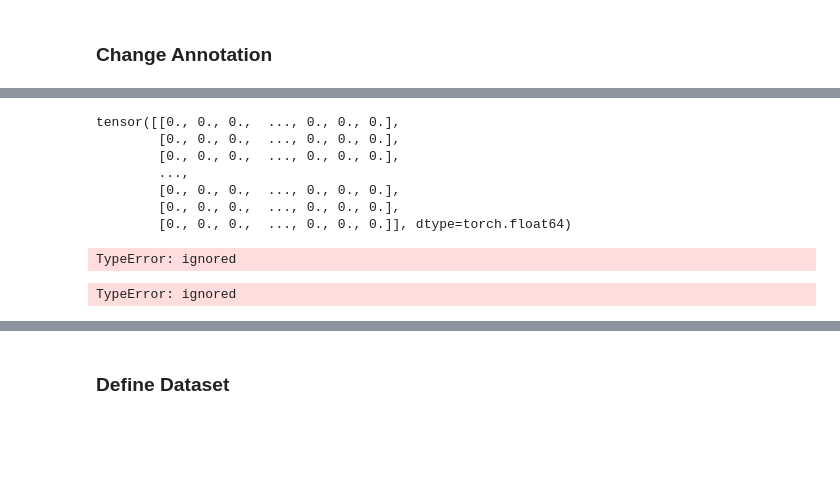
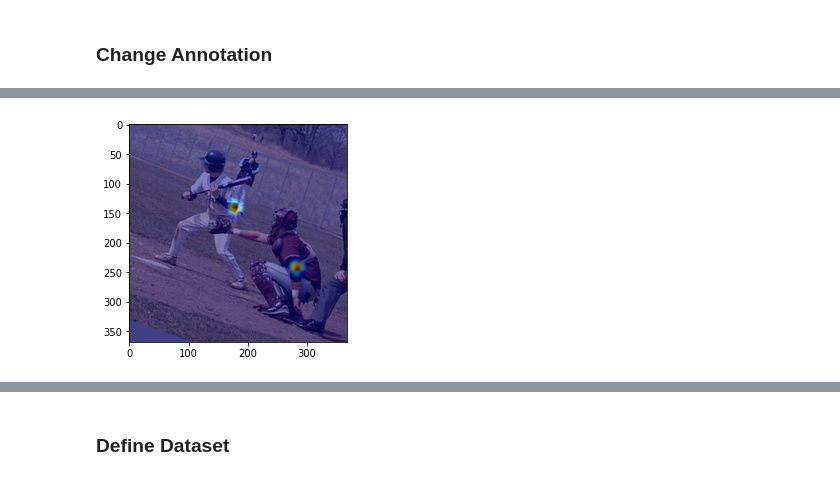
Before and after one commit to jhlee508/pytorch-advanced, a Jupyter notebook: chapter4_pose_estimation_OpenPose.ipynb, the cells around one changed output, grey strips where cells are left out. Drawn from its saved outputs; the diff is of its cells as text; code cells hidden in the pictures; blank space fills up the shorter version.

```diff
--- a/chapter4_pose_estimation_OpenPose.ipynb
+++ b/chapter4_pose_estimation_OpenPose.ipynb
@@ -351,35 +346,21 @@ plt.show()
-# %%
-heat_map
-# %% [output]
-tensor([[0., 0., 0.,  ..., 0., 0., 0.],
-        [0., 0., 0.,  ..., 0., 0., 0.],
-        [0., 0., 0.,  ..., 0., 0., 0.],
-        ...,
-        [0., 0., 0.,  ..., 0., 0., 0.],
-        [0., 0., 0.,  ..., 0., 0., 0.],
-        [0., 0., 0.,  ..., 0., 0., 0.]], dtype=torch.float64)
-# %%
-Image.fromarray(np.uint8(cm.jet(heat_map)*255))
-# %% [output]
-TypeError: ignored
 # %%
 # 왼쪽 팔꿈치의 heatmap를 확인
 
 # 원래 화상
 img = Image.fromarray(np.uint8(img*255))
 img = np.asarray(img.convert('RGB'))
 
 # 왼쪽 팔꿈치
 heat_map = heatmaps[:, :, 6]  # 6은 왼쪽 팔꿈치
-heat_map = Image.fromarray(np.uint8(cm.jet(heat_map)*255))
+heat_map = Image.fromarray(np.uint8(cm.jet(heat_map.numpy())*255))
 heat_map = np.asarray(heat_map.convert('RGB'))
 heat_map = cv2.resize(
     heat_map, (img.shape[1], img.shape[0]), interpolation=cv2.INTER_CUBIC)
 # 주의: heatmap은 화상 크기가 1/8으로 되어 있으므로 확대한다
 
 # 합성해서 표시
 blend_img = cv2.addWeighted(img, 0.5, heat_map, 0.5, 0)
 plt.imshow(blend_img)
 plt.show()
 # %% [output]
-TypeError: ignored
+[figure, added]
```
Also changed, not shown: parts of 28 cells of this notebook.
